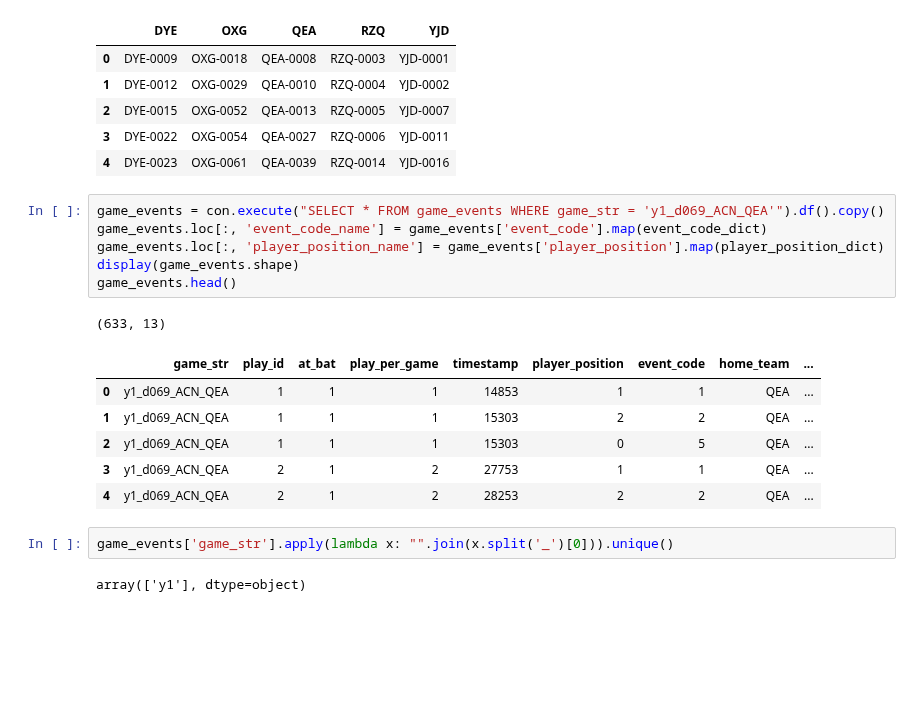
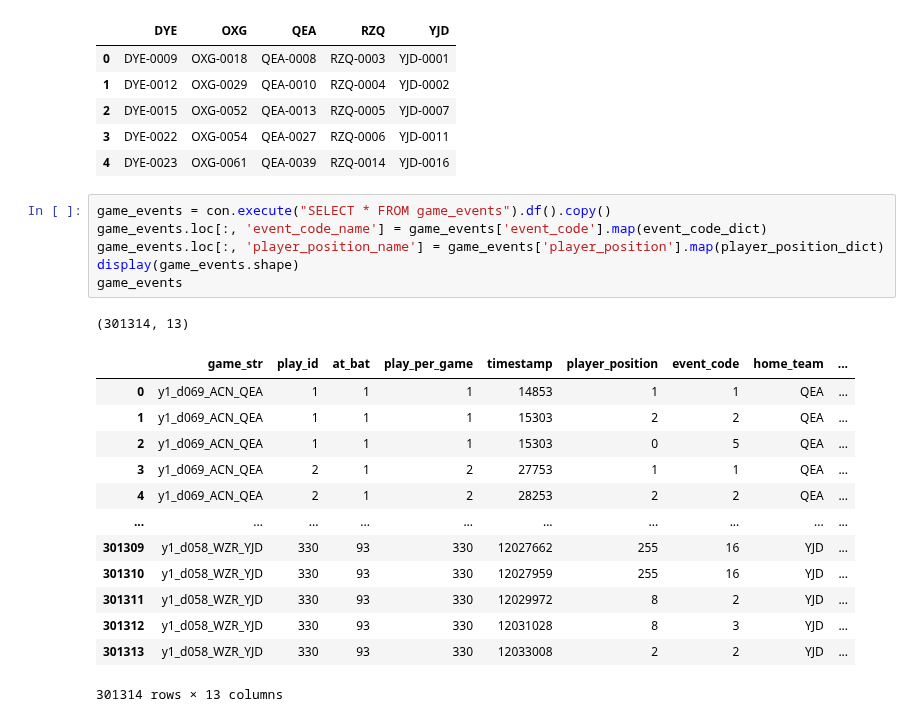
Before and after one commit to d2osborn/SMTChallenge2025, a Jupyter notebook: Team15-eda.ipynb, the cells around one changed output. Saved outputs shown, nothing was run; the diff lists cells and outputs as text; blank space fills up the shorter version.

```diff
--- a/Team15-eda.ipynb
+++ b/Team15-eda.ipynb
@@ -82,20 +116,23 @@ rosters.head()
 | 3 | DYE-0022 | OXG-0054 | QEA-0027 | RZQ-0006 | YJD-0011 |
 | 4 | DYE-0023 | OXG-0061 | QEA-0039 | RZQ-0014 | YJD-0016 |
 # %%
-game_events = con.execute("SELECT * FROM game_events WHERE game_str = 'y1_d069_ACN_QEA'").df().copy()
+game_events = con.execute("SELECT * FROM game_events").df().copy()
 game_events.loc[:, 'event_code_name'] = game_events['event_code'].map(event_code_dict)
 game_events.loc[:, 'player_position_name'] = game_events['player_position'].map(player_position_dict)
 display(game_events.shape)
-game_events.head()
+game_events
 # %% [output]
-(633, 13)
+(301314, 13)
 |  | game_str | play_id | at_bat | play_per_game | timestamp | player_position | event_code | home_team | ... |
 | 0 | y1_d069_ACN_QEA | 1 | 1 | 1 | 14853 | 1 | 1 | QEA | ... |
 | 1 | y1_d069_ACN_QEA | 1 | 1 | 1 | 15303 | 2 | 2 | QEA | ... |
 | 2 | y1_d069_ACN_QEA | 1 | 1 | 1 | 15303 | 0 | 5 | QEA | ... |
 | 3 | y1_d069_ACN_QEA | 2 | 1 | 2 | 27753 | 1 | 1 | QEA | ... |
 | 4 | y1_d069_ACN_QEA | 2 | 1 | 2 | 28253 | 2 | 2 | QEA | ... |
+| ... | ... | ... | ... | ... | ... | ... | ... | ... | ... |
+| 301309 | y1_d058_WZR_YJD | 330 | 93 | 330 | 12027662 | 255 | 16 | YJD | ... |
+| 301310 | y1_d058_WZR_YJD | 330 | 93 | 330 | 12027959 | 255 | 16 | YJD | ... |
+| 301311 | y1_d058_WZR_YJD | 330 | 93 | 330 | 12029972 | 8 | 2 | YJD | ... |
+| 301312 | y1_d058_WZR_YJD | 330 | 93 | 330 | 12031028 | 8 | 3 | YJD | ... |
+| 301313 | y1_d058_WZR_YJD | 330 | 93 | 330 | 12033008 | 2 | 2 | YJD | ... |
+301314 rows × 13 columns
-# %%
-game_events['game_str'].apply(lambda x: "".join(x.split('_')[0])).unique()
-# %% [output]
-array(['y1'], dtype=object)
```
Also changed, not shown: parts of 8 cells of this notebook.
